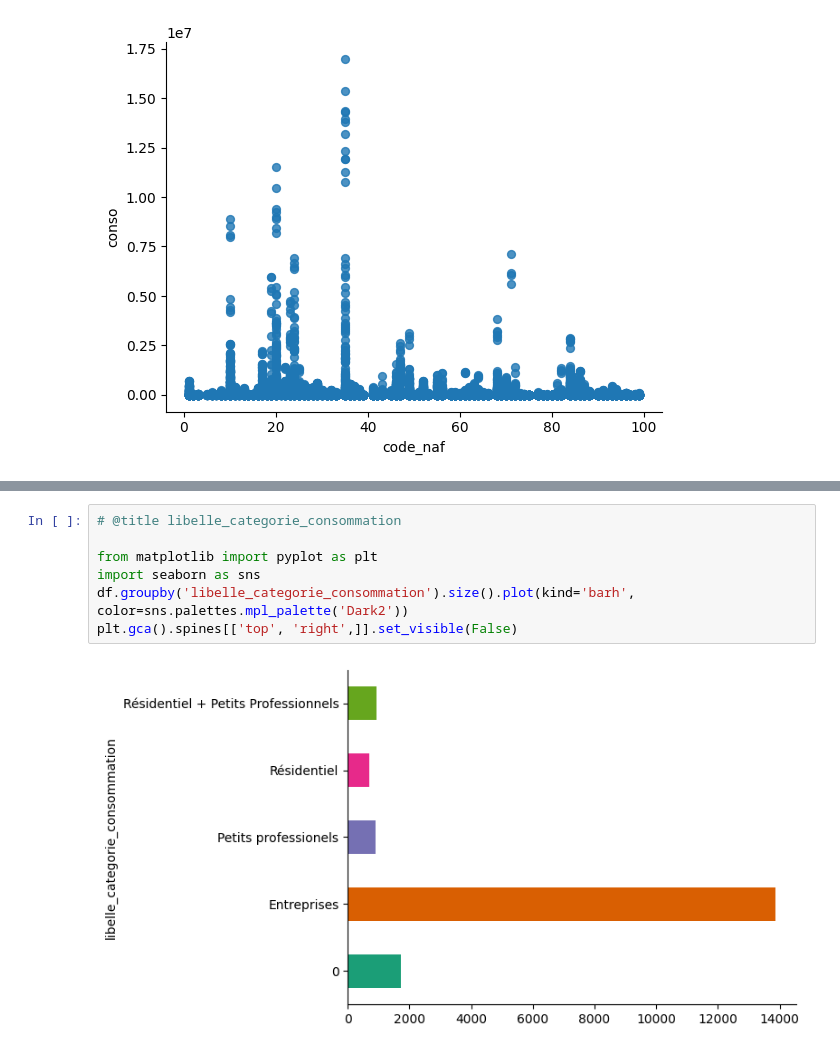
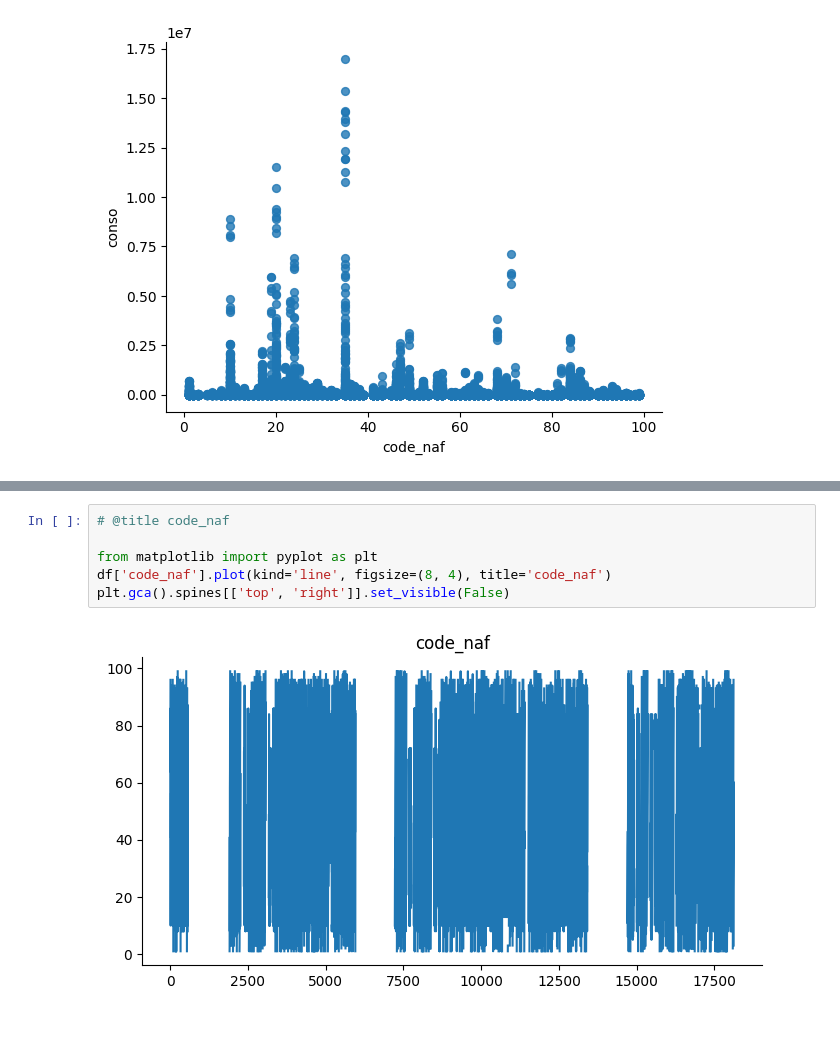
Before and after one commit to DARWICHAli/notebooks, a Jupyter notebook: energy_consumption.ipynb, the cells around one changed output, grey strips where cells are left out. Saved outputs shown, nothing was run; the diff lists cells and outputs as text.

```diff
--- a/energy_consumption.ipynb
+++ b/energy_consumption.ipynb
@@ -86,10 +194,9 @@ plt.gca().spines[['top', 'right',]].set_visible(False)
 # %%
-# @title libelle_categorie_consommation
+# @title code_naf
 
 from matplotlib import pyplot as plt
-import seaborn as sns
-df.groupby('libelle_categorie_consommation').size().plot(kind='barh', color=sns.palettes.mpl_palette('Dark2'))
-plt.gca().spines[['top', 'right',]].set_visible(False)
+df['code_naf'].plot(kind='line', figsize=(8, 4), title='code_naf')
+plt.gca().spines[['top', 'right']].set_visible(False)
 # %% [output]
-[figure, old version]
+[figure, new version]
 # %%
```
Also changed, not shown: parts of 40 cells of this notebook.
